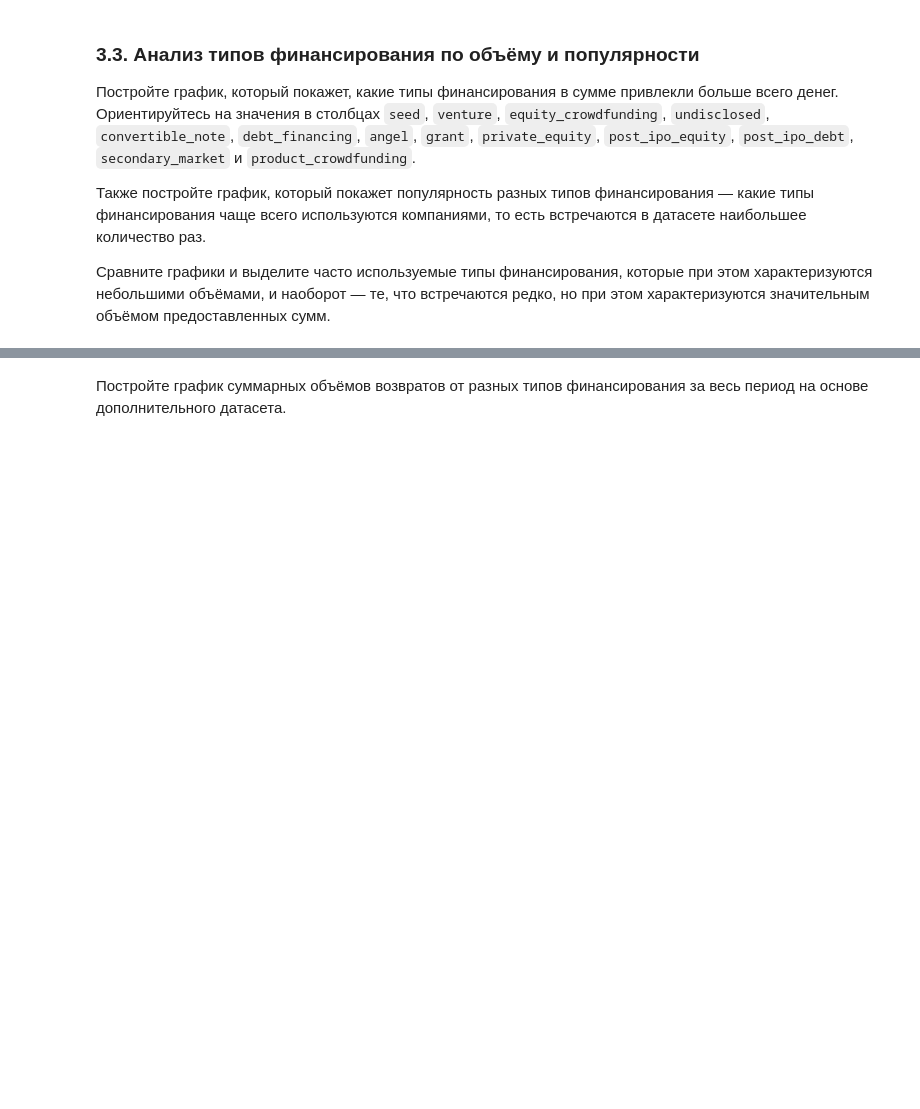
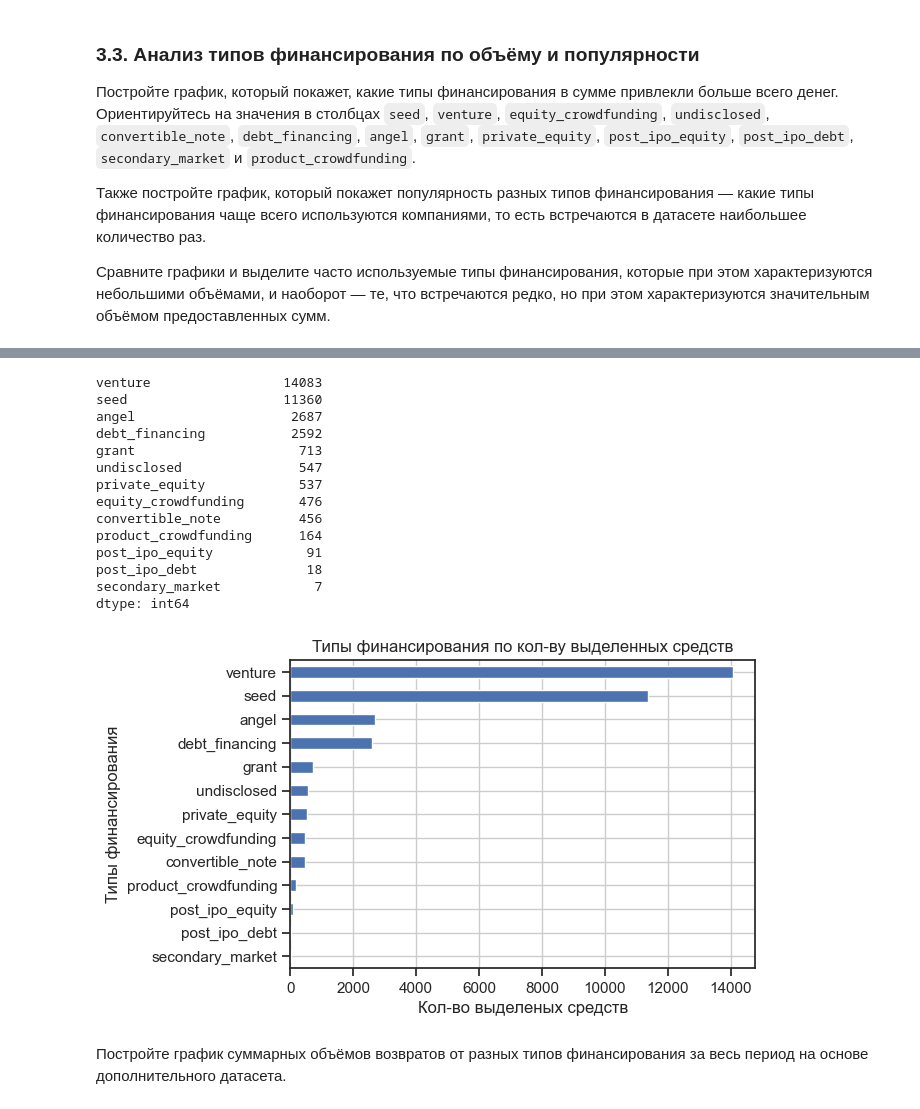
Before and after one commit to CAH0/startup-funding-analysis, a Jupyter notebook: startup_funding_analysis.ipynb, the cells around one changed output, grey strips where cells are left out. Cells and saved outputs as stored; diff of their text form; code cells hidden in the pictures; blank space fills up the shorter version.

```diff
--- a/startup_funding_analysis.ipynb
+++ b/startup_funding_analysis.ipynb
@@ -616,2 +806,34 @@ plt.show()
+# %%
+
+popularity = (df[funding_types] > 0).sum().sort_values(ascending=False)
+print(popularity)
+
+plt.figure(figsize=(6,4))
+
+popularity.sort_values(ascending=True).plot(
+    kind='barh',
+    title = 'Типы финансирования по кол-ву выделенных средств',
+)
+
+plt.grid()
+plt.ylabel('Типы финансирования')
+plt.xlabel('Кол-во выделеных средств')
+plt.show()
+# %% [output]
+venture                 14083
+seed                    11360
+angel                    2687
+debt_financing           2592
+grant                     713
+undisclosed               547
+private_equity            537
+equity_crowdfunding       476
+convertible_note          456
+product_crowdfunding      164
+post_ipo_equity            91
+post_ipo_debt              18
+secondary_market            7
+dtype: int64
+[figure, added]
 # %% [markdown]
 Постройте график суммарных объёмов возвратов от разных типов финансирования за весь период на основе дополнительного датасета.
```
Also changed, not shown: parts of 15 cells of this notebook.
